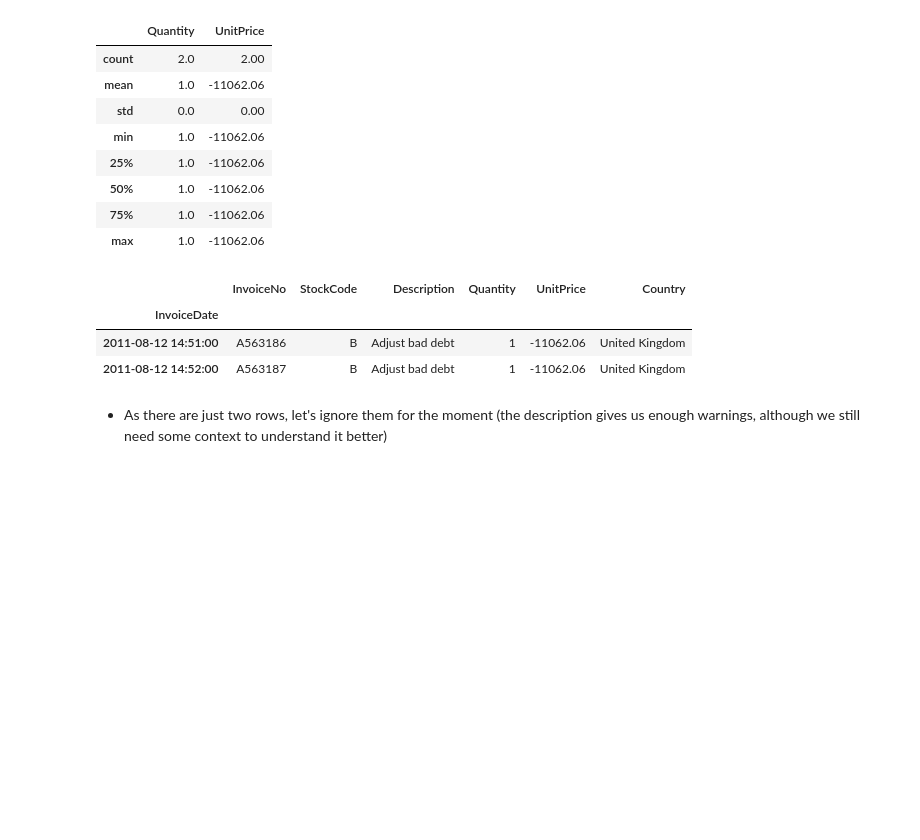
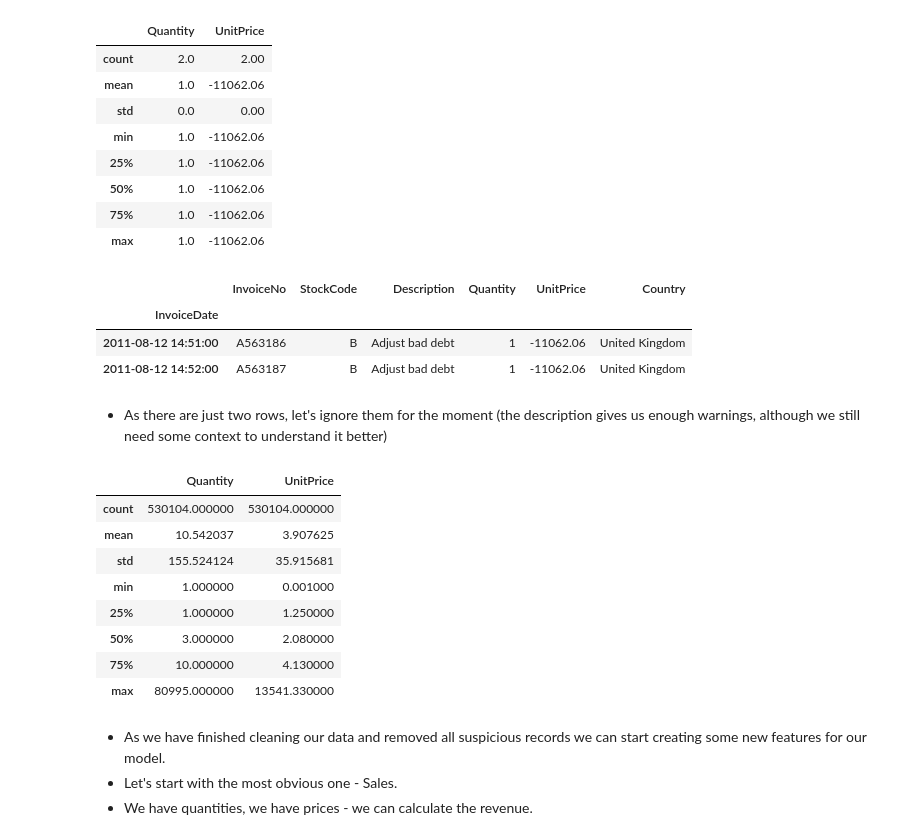
Before and after one commit to AmirMotefaker/Predicting-Sales-Ecommerce, a Jupyter notebook: predicting-sales-ecommerce.ipynb, the cells around one changed output. Saved outputs shown, nothing was run; the diff lists cells and outputs as text; code cells hidden in the pictures; blank space fills up the shorter version.

Commit message:
Kaggle Notebook | Predicting Sales E-Commerce | Version 27

```diff
--- a/predicting-sales-ecommerce.ipynb
+++ b/predicting-sales-ecommerce.ipynb
@@ -347,3 +347,20 @@ df[df['UnitPrice'] == -11062.06]
 | 2011-08-12 14:52:00 | A563187 | B | Adjust bad debt | 1 | -11062.06 | United Kingdom |
 # %% [markdown]
 - As there are just two rows, let's ignore them for the moment (the description gives us enough warnings, although we still need some context to understand it better)
+# %%
+df = df[df['UnitPrice'] > 0]
+df.describe()
+# %% [output]
+|  | Quantity | UnitPrice |
+| count | 530104.000000 | 530104.000000 |
+| mean | 10.542037 | 3.907625 |
+| std | 155.524124 | 35.915681 |
+| min | 1.000000 | 0.001000 |
+| 25% | 1.000000 | 1.250000 |
+| 50% | 3.000000 | 2.080000 |
+| 75% | 10.000000 | 4.130000 |
+| max | 80995.000000 | 13541.330000 |
+# %% [markdown]
+- As we have finished cleaning our data and removed all suspicious records we can start creating some new features for our model.
+- Let's start with the most obvious one - Sales.
+- We have quantities, we have prices - we can calculate the revenue.
```
Also changed, not shown: parts of 1 cell of this notebook.
